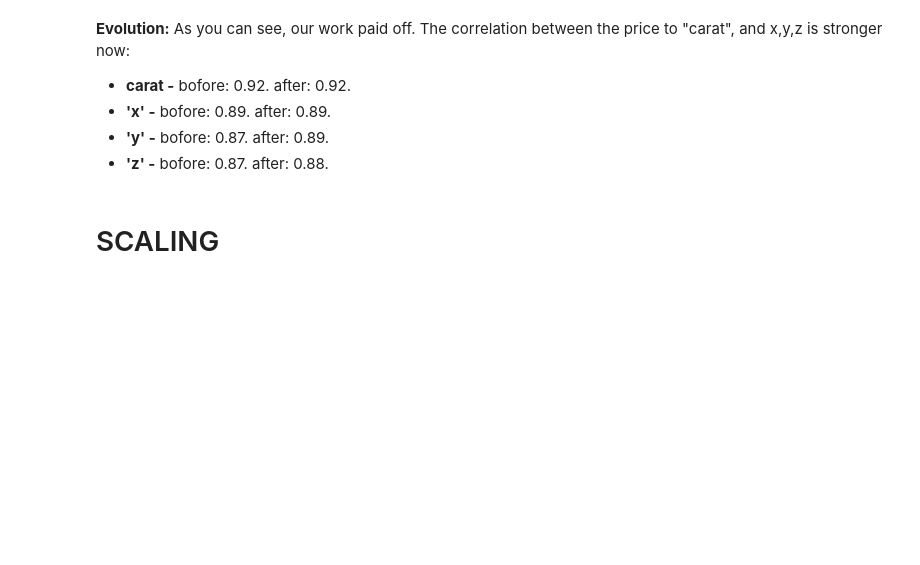
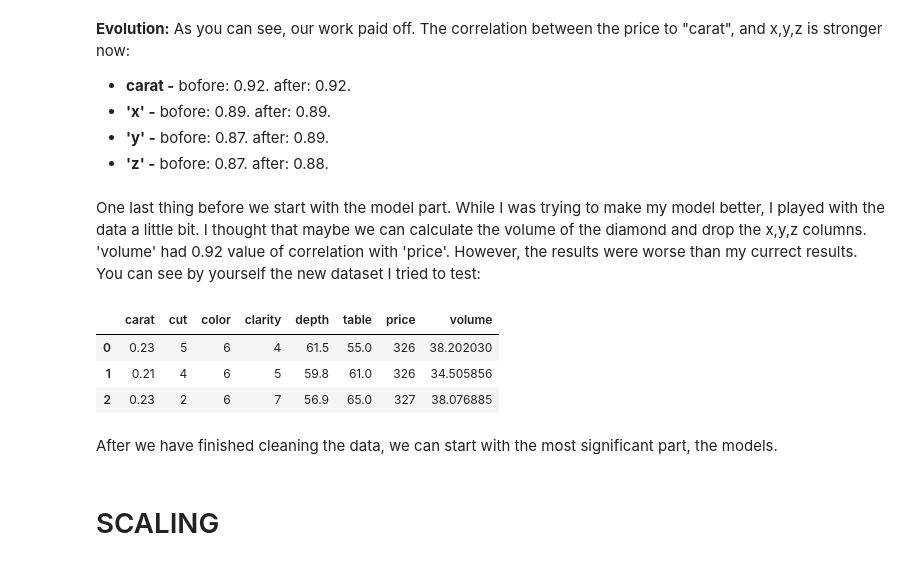
Before and after one commit to haimgoldfisher/Data_Sience_Intro_Final_Project, a Jupyter notebook: NoteBook4 - Machine Learning - Regression Model Diamonds.ipynb, the cells around one changed output. Saved outputs shown, nothing was run; the diff lists cells and outputs as text; code cells hidden in the pictures; blank space fills up the shorter version.

Commit message:
volume column

```diff
--- a/NoteBook4 - Machine Learning - Regression Model Diamonds.ipynb
+++ b/NoteBook4 - Machine Learning - Regression Model Diamonds.ipynb
@@ -560,6 +556,28 @@ sns.heatmap(diamonds.corr(), annot=True);
 - **'x' -** bofore: 0.89. after: 0.89.
 - **'y' -** bofore: 0.87. after: 0.89.
 - **'z' -** bofore: 0.87. after: 0.88.
+# %% [markdown]
+One last thing before we start with the model part. While I was trying to make my model better, I played with the data a little bit. I thought that maybe we can calculate the volume of the diamond and drop the x,y,z columns. 'volume' had 0.92 value of correlation with 'price'. However, the results were worse than my currect results. You can see by yourself the new dataset I tried to test:
+# %%
+volume = np.ones(len(diamonds)) # the new column
+diamonds_vol = diamonds.copy() # copy of diamonds dataset
+diamonds_vol['volume'] = volume # adding the new column
+
+diamonds_vol['volume'] = diamonds_vol['x'] * diamonds_vol['y'] * diamonds_vol['z'] # volume = x*y*z
+
+# dropping the x,y,z columns:
+diamonds_vol.drop('x', axis = 1, inplace = True)
+diamonds_vol.drop('y', axis = 1, inplace = True)
+diamonds_vol.drop('z', axis = 1, inplace = True)
+
+diamonds_vol.head(3)
+# %% [output]
+|  | carat | cut | color | clarity | depth | table | price | volume |
+| 0 | 0.23 | 5 | 6 | 4 | 61.5 | 55.0 | 326 | 38.202030 |
+| 1 | 0.21 | 4 | 6 | 5 | 59.8 | 61.0 | 326 | 34.505856 |
+| 2 | 0.23 | 2 | 6 | 7 | 56.9 | 65.0 | 327 | 38.076885 |
+# %% [markdown]
+After we have finished cleaning the data, we can start with the most significant part, the models.
 # %% [markdown]
 # SCALING
 # %%
```
Also changed, not shown: parts of 8 cells of this notebook.
